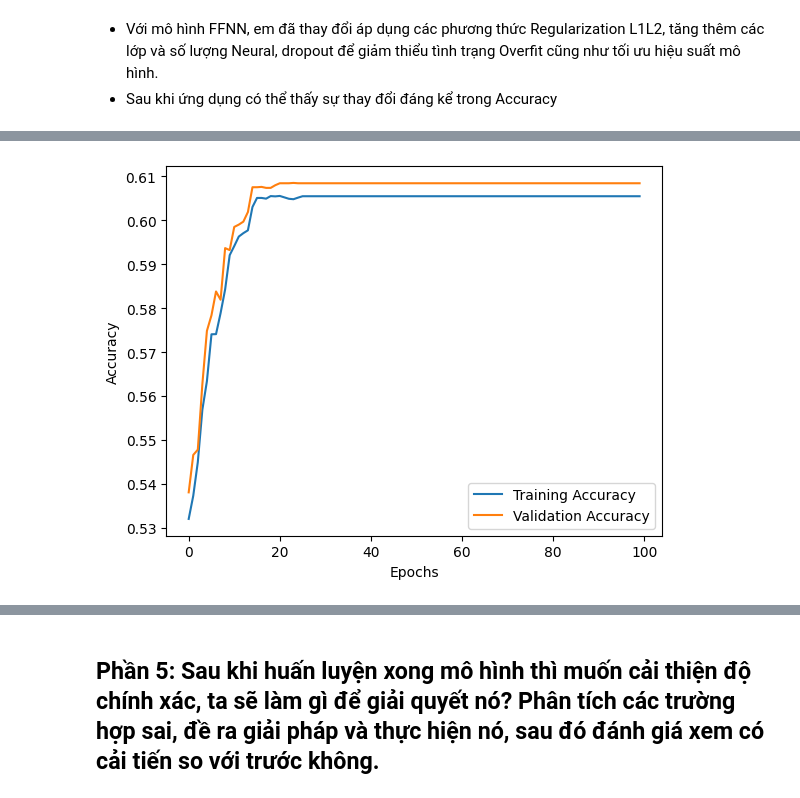
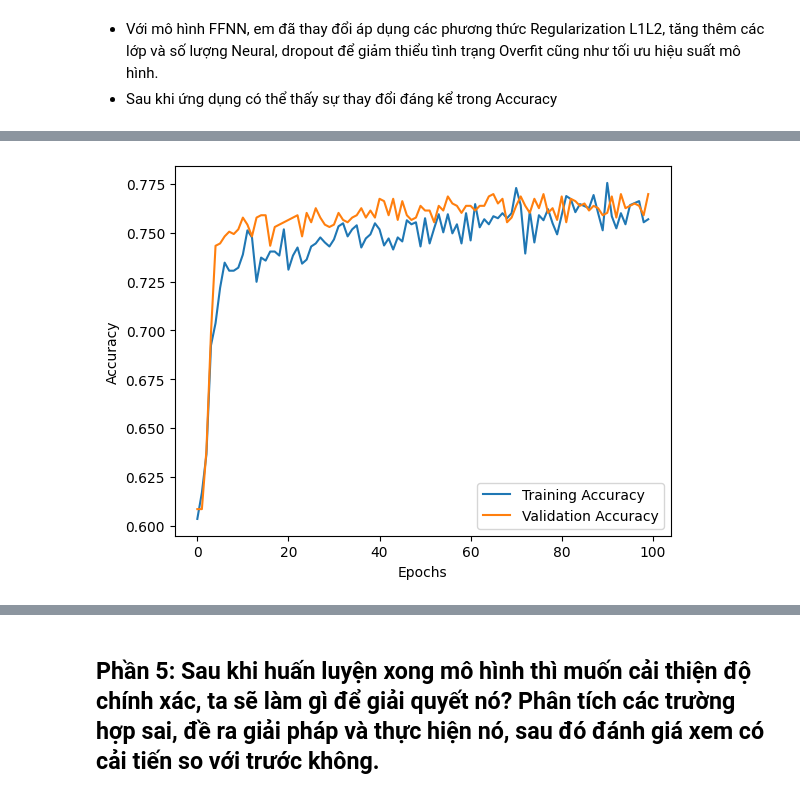
Before and after one commit to trnqbao/machine-learning-final-project, a Jupyter notebook: Ex2.ipynb, the cells around one changed output, grey strips where cells are left out. Saved outputs shown, nothing was run; the diff lists cells and outputs as text; code cells hidden in the pictures.

```diff
--- a/Ex2.ipynb
+++ b/Ex2.ipynb
@@ -845,0 +1452,12 @@ Epoch 100/100
+# %%
+svm_clf = LinearSVC()
+
+param_grid = {
+    'C': [0, 0.1, 1, 10, 100],
+}
+
+grid_search = GridSearchCV(svm_clf, param_grid, cv=5, scoring='accuracy')
+grid_search.fit(X_train, y_train)
+
+best_params = grid_search.best_params_
+best_params
@@ -845,0 +1529,13 @@ Epoch 100/100
+# %%
+logistic_Regression_clf = LinearSVC()
+
+param_grid = {
+    'C': [0.001, 0.01, 0.1, 1, 10, 100],
+    'penalty': ['l1', 'l2']
+}
+
+grid_search = GridSearchCV(logistic_Regression_clf, param_grid, cv=5, scoring='accuracy')
+grid_search.fit(X_train, y_train)
+
+best_params = grid_search.best_params_
+best_params
@@ -1082,12 +1839,13 @@ plot_accuracy_history_comparision(history_before=history_FFNW_before, history_af
 # %%
 
 model_RNN = Sequential([
-    tf.keras.layers.SimpleRNN(units = 64, activation='relu', return_sequences=True, input_shape= (X_train.shape[1],1), dropout=0.15, kernel_regularizer=regularizers.L1L2(0.02)),
-    tf.keras.layers.LSTM(units = 32, activation='relu', return_sequences=True,  dropout=0.15),
-    tf.keras.layers.SimpleRNN(units = 32, activation='relu', return_sequences=True,  dropout=0.15),
-    tf.keras.layers.SimpleRNN(units = 32, activation='relu', return_sequences=True,  dropout=0.15),
-    tf.keras.layers.SimpleRNN(units = 16, activation='relu', return_sequences=True,  dropout=0.15),
-    tf.keras.layers.SimpleRNN(units = 16, activation='relu', return_sequences=True,  dropout=0.15),
+    tf.keras.layers.SimpleRNN(units = 32, activation='relu', return_sequences=True, input_shape= (X_train.shape[1],1), dropout=0.15, kernel_regularizer=regularizers.L1L2(0.02)),
+    tf.keras.layers.LSTM(units = 32, activation='relu', return_sequences=True,  dropout=0.2),
+    # tf.keras.layers.SimpleRNN(units = 32, activation='relu', return_sequences=True,  dropout=0.2),
+    # tf.keras.layers.SimpleRNN(units = 32, activation='relu', return_sequences=True,  dropout=0.15),
+    # tf.keras.layers.SimpleRNN(units = 32, activation='relu', return_sequences=True,  dropout=0.15),
+    # tf.keras.layers.SimpleRNN(units = 16, activation='relu', return_sequences=True,  dropout=0.15),
+    # tf.keras.layers.SimpleRNN(units = 16, activation='relu', return_sequences=True,  dropout=0.15),
     tf.keras.layers.SimpleRNN(units = 1, activation='sigmoid'),
 ])
 
@@ -1095,6 +1853,6 @@ model_RNN.compile(optimizer='adam', loss='binary_crossentropy', metrics=['accura
 
 history_RNN_after = model_RNN.fit(X_train, y_train, epochs=100, batch_size=32, validation_data=(X_test, y_test))
 
-plot_accuracy_history(history_RNN)
+plot_accuracy_history(history_RNN_after)
 # %% [output]
 Epoch 1/100
@@ -1117,4 +1875,4 @@ Epoch 100/100
-[figure, old version]
+[figure, new version]
 # %%
 plot_accuracy_history_comparision(history_before=history_RNN_before, history_after=history_RNN_after)
 # %% [output]
```
Also changed, not shown: parts of 80 cells of this notebook.
